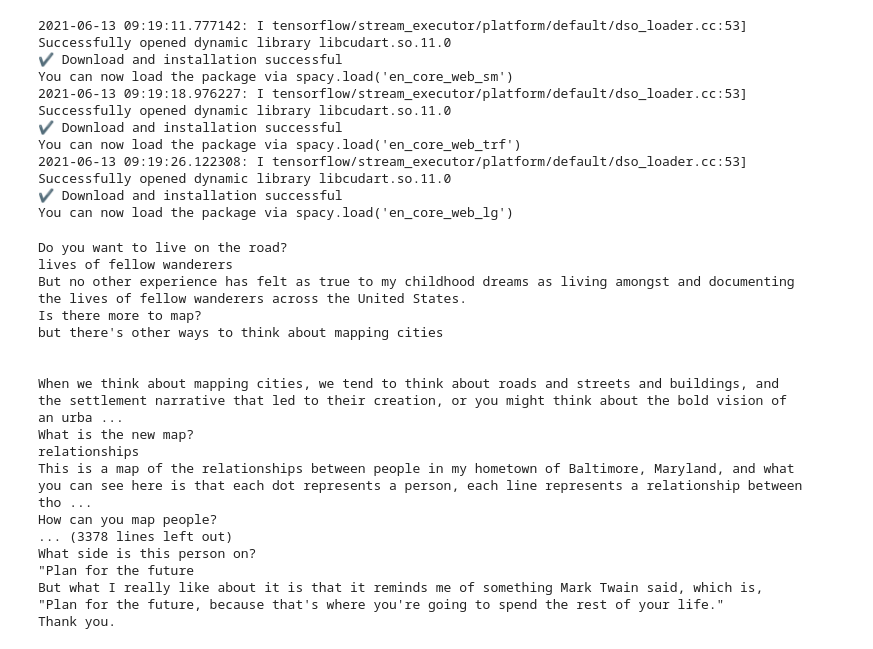
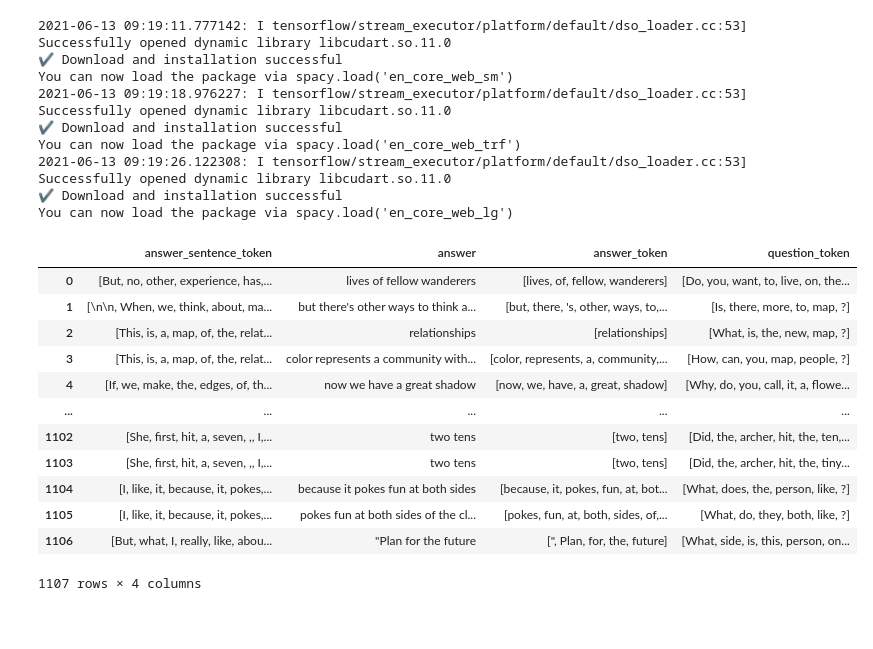
Before and after one commit to soerenetler/qg_with_attention, a Jupyter notebook: tedq.ipynb, the cells around one changed output. Drawn from its saved outputs; the diff is of its cells as text; code cells hidden in the pictures; blank space fills up the shorter version.

```diff
--- a/tedq.ipynb
+++ b/tedq.ipynb
@@ -80,8 +80,14 @@ for file in df["source"].unique():
     text = f.read()
     text_dict[file] = nlp(text)
 # %%
+tedq_qg_dataset = {
+    "answer_sentence_token": [],
+    "answer": [],
+    "answer_token": [],
+    "question_token": []
+}
+
 for i, question_row in df[df["type"] == "question"].iterrows():
-
   answer_id = question_row["best_answer"]
   answer_row = df.loc[answer_id]
   if answer_row["type"] != "non-answer":
@@ -90,28 +96,28 @@ for i, question_row in df[df["type"] == "question"].iterrows():
     chunk_end = answer_row["chunk_end"]
     highlight_start= answer_row["highlight_start"]
     highlight_end= answer_row["highlight_end"]
-    #print(answer_row)
-    print(question_row["content"])
-    #print(answer_row["content"])
-    #print(answer_row["highlight"])
-    #print("SPAN: ", text_dict[source_text].char_span(chunk_start, chunk_end, alignment_mode="expand"))
-    print(text_dict[source_text].char_span(highlight_start,highlight_end, alignment_mode="expand"))
-    print(text_dict[source_text].char_span(highlight_start,highlight_end, alignment_mode="expand").sent)
+
+    question = question_row["content"]
+    tedq_qg_dataset["question_token"].append([t.text for t in nlp(question)])
+    tedq_qg_dataset["answer"].append(text_dict[source_text].char_span(highlight_start,highlight_end, alignment_mode="expand").text)
+    tedq_qg_dataset["answer_token"].append([t.text for t in text_dict[source_text].char_span(highlight_start,highlight_end, alignment_mode="expand")])
+    tedq_qg_dataset["answer_sentence_token"].append([t.text for t in text_dict[source_text].char_span(highlight_start,highlight_end, alignment_mode="expand").sent])
-# %% [output]
-Do you want to live on the road?
-lives of fellow wanderers
-But no other experience has felt as true to my childhood dreams as living amongst and documenting the lives of fellow wanderers across the United States.
-Is there more to map?
-but there's other ways to think about mapping cities
-
-
-When we think about mapping cities, we tend to think about roads and streets and buildings, and the settlement narrative that led to their creation, or you might think about the bold vision of an urba ...
-What is the new map?
-relationships
-This is a map of the relationships between people in my hometown of Baltimore, Maryland, and what you can see here is that each dot represents a person, each line represents a relationship between tho ...
-How can you map people?
-... (3378 lines left out)
-What side is this person on?
-"Plan for the future
-But what I really like about it is that it reminds me of something Mark Twain said, which is, "Plan for the future, because that's where you're going to spend the rest of your life."
-Thank you.
+# %%
+tedq_qg_df = pd.DataFrame(tedq_qg_dataset)
+tedq_qg_df.to_csv("ted_q.csv")
+# %%
+tedq_qg_df
+# %% [output]
+|  | answer_sentence_token | answer | answer_token | question_token |
+| 0 | [But, no, other, experience, has,... | lives of fellow wanderers | [lives, of, fellow, wanderers] | [Do, you, want, to, live, on, the... |
+| 1 | [\n\n, When, we, think, about, ma... | but there's other ways to think a... | [but, there, 's, other, ways, to,... | [Is, there, more, to, map, ?] |
+| 2 | [This, is, a, map, of, the, relat... | relationships | [relationships] | [What, is, the, new, map, ?] |
+| 3 | [This, is, a, map, of, the, relat... | color represents a community with... | [color, represents, a, community,... | [How, can, you, map, people, ?] |
+| 4 | [If, we, make, the, edges, of, th... | now we have a great shadow | [now, we, have, a, great, shadow] | [Why, do, you, call, it, a, flowe... |
+| ... | ... | ... | ... | ... |
+| 1102 | [She, first, hit, a, seven, ,, I,... | two tens | [two, tens] | [Did, the, archer, hit, the, ten,... |
+| 1103 | [She, first, hit, a, seven, ,, I,... | two tens | [two, tens] | [Did, the, archer, hit, the, tiny... |
+| 1104 | [I, like, it, because, it, pokes,... | because it pokes fun at both sides | [because, it, pokes, fun, at, bot... | [What, does, the, person, like, ?] |
+| 1105 | [I, like, it, because, it, pokes,... | pokes fun at both sides of the cl... | [pokes, fun, at, both, sides, of,... | [What, do, they, both, like, ?] |
+| 1106 | [But, what, I, really, like, abou... | "Plan for the future | [", Plan, for, the, future] | [What, side, is, this, person, on... |
+1107 rows × 4 columns
```
